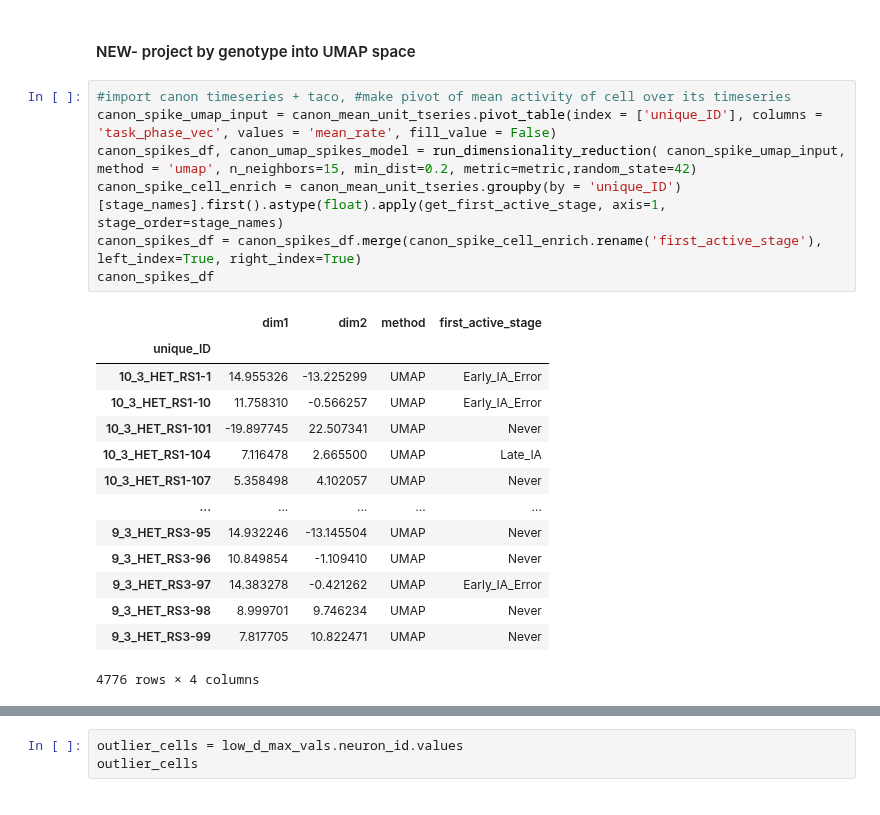
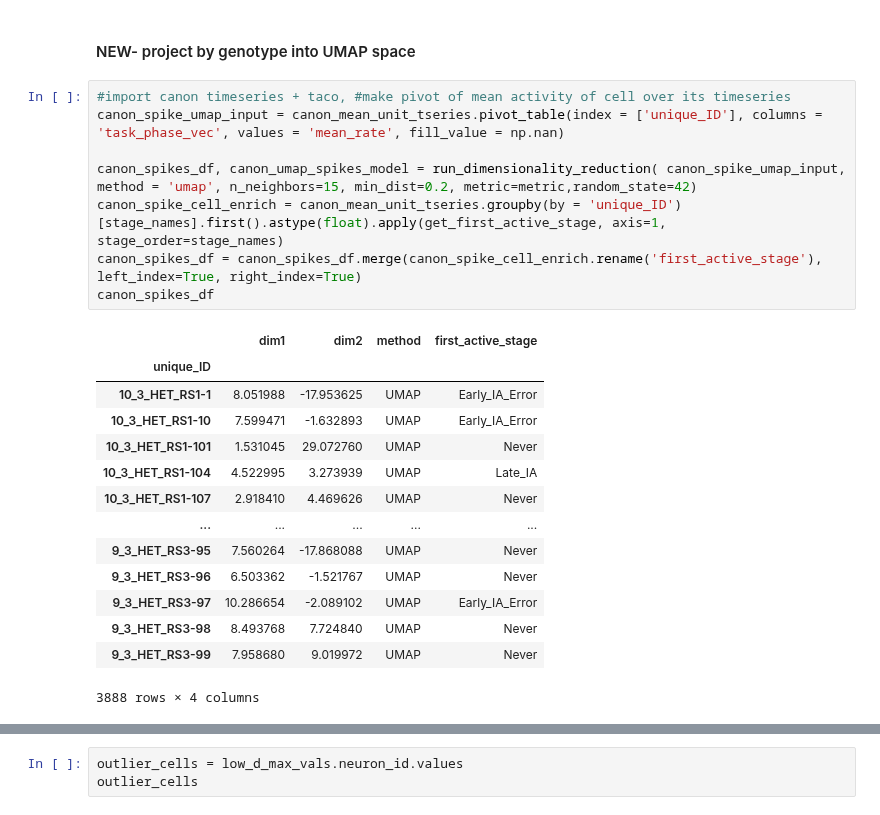
Before and after one commit to cjohnsoncruz/dlx56_mPFC_1p_SohalLab, a Jupyter notebook: code/revisions_Sup Fig1_ensemble_stability_test_v1.ipynb, the cells around one changed output, grey strips where cells are left out. Cells and saved outputs as stored; diff of their text form.

```diff
--- a/code/revisions_Sup Fig1_ensemble_stability_test_v1.ipynb
+++ b/code/revisions_Sup Fig1_ensemble_stability_test_v1.ipynb
@@ -1006,26 +1035,27 @@ umap_input[d][g][null_vals]
 #### NEW- project by genotype into UMAP space
 # %%
 #import canon timeseries + taco, #make pivot of mean activity of cell over its timeseries
-canon_spike_umap_input = canon_mean_unit_tseries.pivot_table(index = ['unique_ID'], columns = 'task_phase_vec', values = 'mean_rate', fill_value = False)
+canon_spike_umap_input = canon_mean_unit_tseries.pivot_table(index = ['unique_ID'], columns = 'task_phase_vec', values = 'mean_rate', fill_value = np.nan)
+
 canon_spikes_df, canon_umap_spikes_model = run_dimensionality_reduction( canon_spike_umap_input, method = 'umap', n_neighbors=15, min_dist=0.2, metric=metric,random_state=42)
 canon_spike_cell_enrich = canon_mean_unit_tseries.groupby(by = 'unique_ID')[stage_names].first().astype(float).apply(get_first_active_stage, axis=1, stage_order=stage_names)
 canon_spikes_df = canon_spikes_df.merge(canon_spike_cell_enrich.rename('first_active_stage'), left_index=True, right_index=True)
 canon_spikes_df
 # %% [output]
 |  | dim1 | dim2 | method | first_active_stage |
 | unique_ID |  |  |  |  |
-| 10_3_HET_RS1-1 | 14.955326 | -13.225299 | UMAP | Early_IA_Error |
-| 10_3_HET_RS1-10 | 11.758310 | -0.566257 | UMAP | Early_IA_Error |
-| 10_3_HET_RS1-101 | -19.897745 | 22.507341 | UMAP | Never |
-| 10_3_HET_RS1-104 | 7.116478 | 2.665500 | UMAP | Late_IA |
-| 10_3_HET_RS1-107 | 5.358498 | 4.102057 | UMAP | Never |
+| 10_3_HET_RS1-1 | 8.051988 | -17.953625 | UMAP | Early_IA_Error |
+| 10_3_HET_RS1-10 | 7.599471 | -1.632893 | UMAP | Early_IA_Error |
+| 10_3_HET_RS1-101 | 1.531045 | 29.072760 | UMAP | Never |
+| 10_3_HET_RS1-104 | 4.522995 | 3.273939 | UMAP | Late_IA |
+| 10_3_HET_RS1-107 | 2.918410 | 4.469626 | UMAP | Never |
 | ... | ... | ... | ... | ... |
-| 9_3_HET_RS3-95 | 14.932246 | -13.145504 | UMAP | Never |
-| 9_3_HET_RS3-96 | 10.849854 | -1.109410 | UMAP | Never |
-| 9_3_HET_RS3-97 | 14.383278 | -0.421262 | UMAP | Early_IA_Error |
-| 9_3_HET_RS3-98 | 8.999701 | 9.746234 | UMAP | Never |
-| 9_3_HET_RS3-99 | 7.817705 | 10.822471 | UMAP | Never |
+| 9_3_HET_RS3-95 | 7.560264 | -17.868088 | UMAP | Never |
+| 9_3_HET_RS3-96 | 6.503362 | -1.521767 | UMAP | Never |
+| 9_3_HET_RS3-97 | 10.286654 | -2.089102 | UMAP | Early_IA_Error |
+| 9_3_HET_RS3-98 | 8.493768 | 7.724840 | UMAP | Never |
+| 9_3_HET_RS3-99 | 7.958680 | 9.019972 | UMAP | Never |
-4776 rows × 4 columns
+3888 rows × 4 columns
 # %%
 import warnings
 warnings.filterwarnings('ignore', category=FutureWarning, module='seaborn')
```
Also changed, not shown: parts of 5 cells of this notebook.
